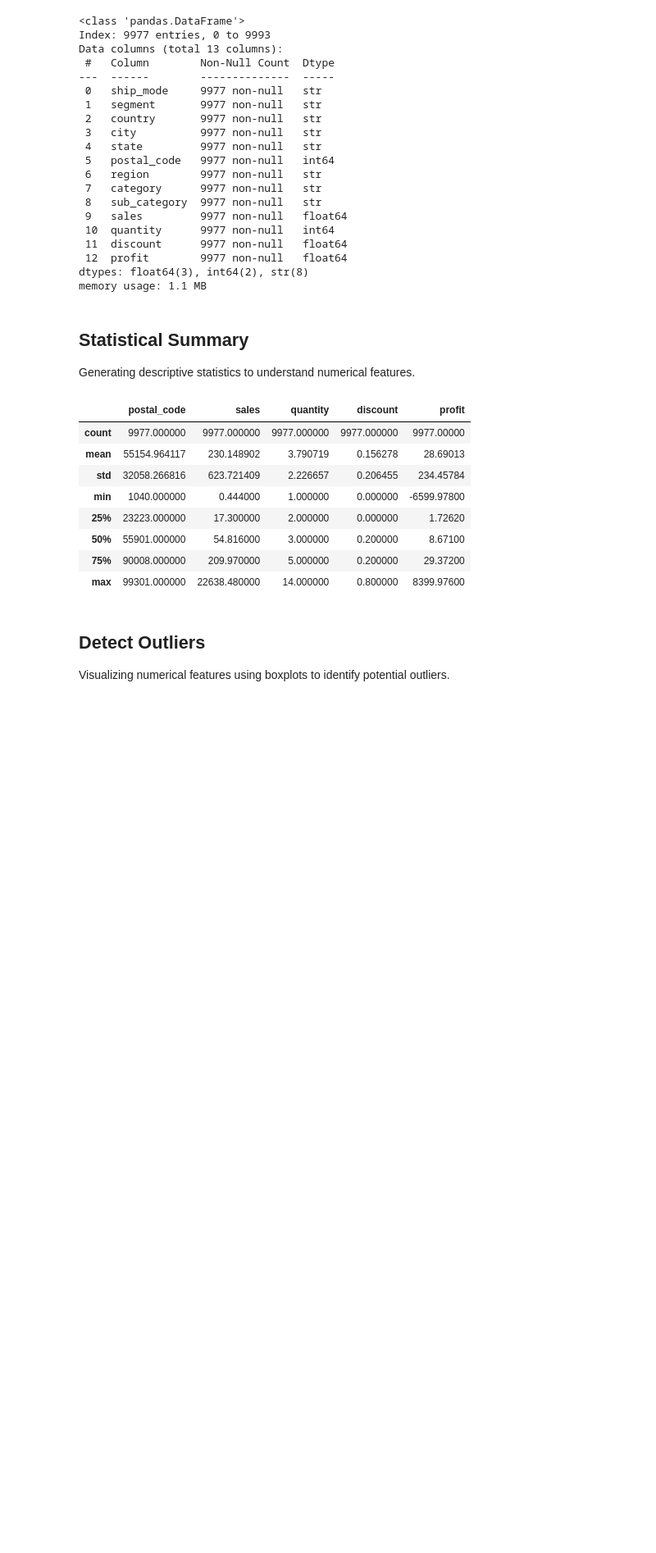
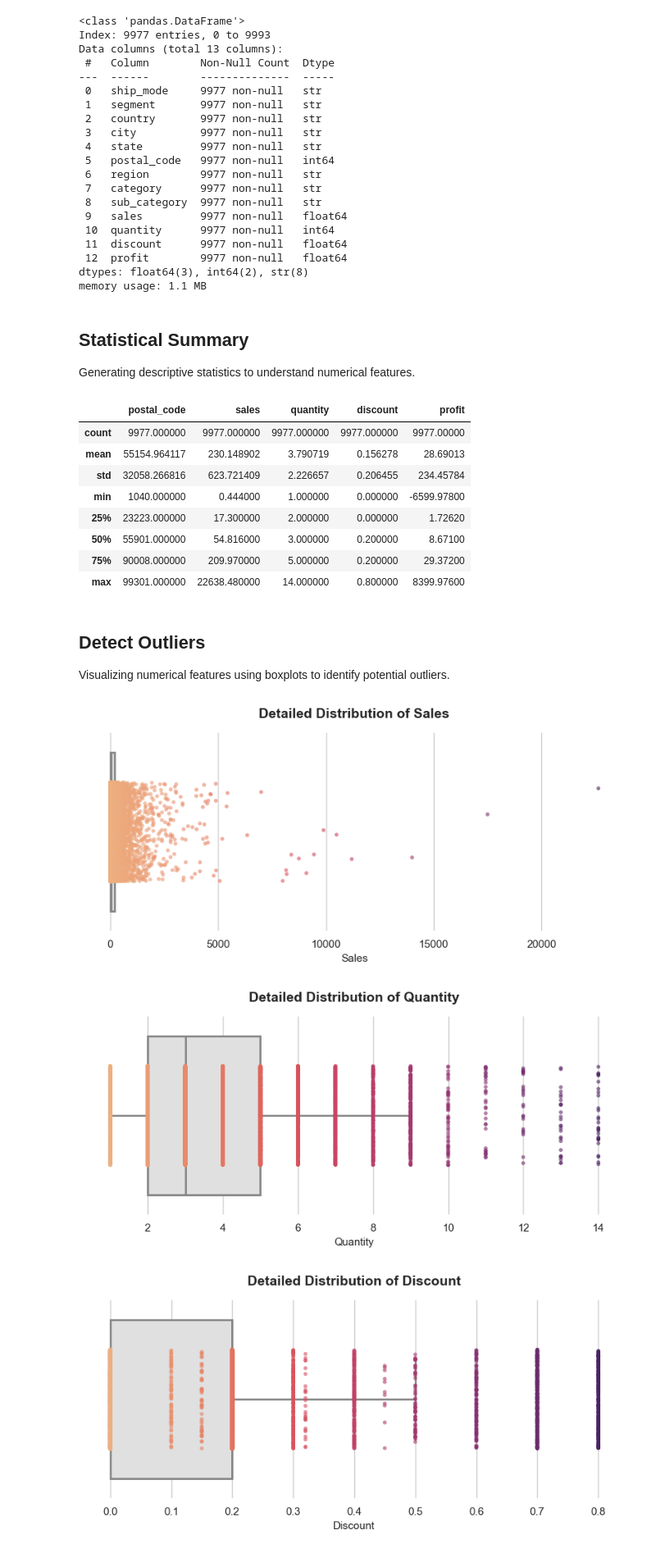
Before and after one commit to jaimulhaque/ecommerce-sales-analytics-dashboard, a Jupyter notebook: python/02_data_cleaning.ipynb, the cells around one changed output. Shown at 82% size. Drawn from its saved outputs; the diff is of its cells as text; code cells hidden in the pictures; blank space fills up the shorter version.

```diff
--- a/python/02_data_cleaning.ipynb
+++ b/python/02_data_cleaning.ipynb
@@ -174,3 +174,54 @@ df.describe()
 ## Detect Outliers
 
 Visualizing numerical features using boxplots to identify potential outliers.
+# %%
+import matplotlib.pyplot as plt
+import seaborn as sns
+
+# সুন্দর ক্লিন থিম
+sns.set_theme(style="whitegrid")
+
+numeric_columns = ['sales', 'quantity', 'discount', 'profit']
+
+for col in numeric_columns:
+    # missing value বাদ দেওয়া
+    clean_data = df[col].dropna()
+
+    fig, ax = plt.subplots(figsize=(8, 4))
+
+    # ১. পেছনের সুন্দর বক্সপ্লট
+    sns.boxplot(
+        x=clean_data,
+        orient='h',
+        color="#e0e0e0",     # হালকা ধূসর রঙ
+        linewidth=2,
+        fliersize=0,         # ডুপ্লিকেট বিন্দু এড়াতে ০
+        ax=ax
+    )
+
+    # ২. ওপরের ইন্ডিভিজুয়াল ডেটা পয়েন্ট (ওয়ার্নিং ফিক্সড)
+    sns.stripplot(
+        x=clean_data,
+        orient='h',
+        hue=clean_data,      # ওয়ার্নিং বন্ধ করার জন্য hue যোগ করা হয়েছে
+        palette="flare",
+        size=4,
+        jitter=0.25,
+        alpha=0.6,
+        legend=False,        # এক্সট্রা লিজেন্ড বক্স হাইড করার জন্য
+        ax=ax
+    )
+
+    # টাইটেল ও এক্স-অক্ষ সাজানো
+    ax.set_title(f"Detailed Distribution of {col.capitalize()}", fontsize=14, fontweight='bold', pad=15)
+    ax.set_xlabel(col.capitalize(), fontsize=11)
+
+    # বর্ডার রিমুভ করা
+    sns.despine(left=True, bottom=True)
+
+    plt.tight_layout()
+    plt.show()
+# %% [output]
+[figure, added]
+[figure, added]
+[figure, added]
```
Also changed, not shown: parts of 2 cells of this notebook.
